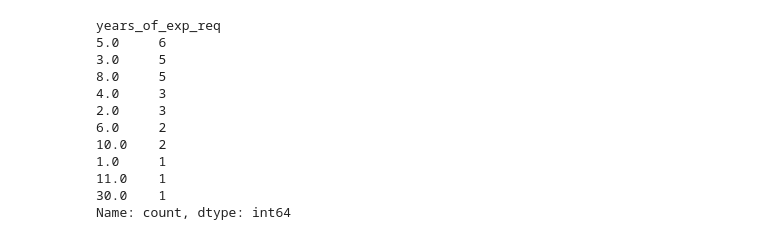
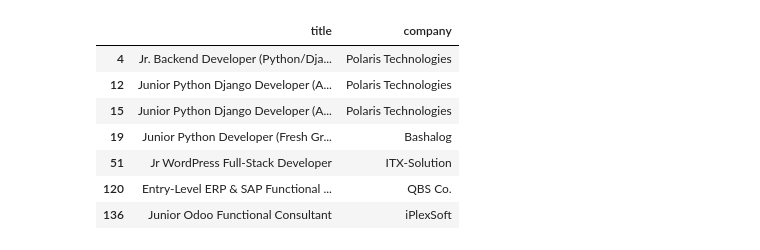
Before and after one commit to iam-devAlhan/karachi-job-market-analysis, a Jupyter notebook: transform/preprocessing_data/preprocess.ipynb, the cells around one changed output. Cells and saved outputs as stored; diff of their text form; code cells hidden in the pictures.

```diff
--- a/transform/preprocessing_data/preprocess.ipynb
+++ b/transform/preprocessing_data/preprocess.ipynb
@@ -138,18 +142,12 @@ mid             4
 Name: count, dtype: int64
-# %%
-df['years_of_exp_req'] = df['description'].apply(extract_years_of_experience)
-
-print(df['years_of_exp_req'].value_counts())
-# %% [output]
-years_of_exp_req
-5.0     6
-3.0     5
-8.0     5
-4.0     3
-2.0     3
-6.0     2
-10.0    2
-1.0     1
-11.0    1
-30.0    1
-Name: count, dtype: int64
+# %%
+df[df['seniority'] == 'junior'][['title', 'company']].head(20)
+# %% [output]
+|  | title | company |
+| 4 | Jr. Backend Developer (Python/Dja... | Polaris Technologies |
+| 12 | Junior Python Django Developer (A... | Polaris Technologies |
+| 15 | Junior Python Django Developer (A... | Polaris Technologies |
+| 19 | Junior Python Developer (Fresh Gr... | Bashalog |
+| 51 | Jr WordPress Full-Stack Developer | ITX-Solution |
+| 120 | Entry-Level ERP & SAP Functional ... | QBS Co. |
+| 136 | Junior Odoo Functional Consultant | iPlexSoft |
```
Also changed, not shown: parts of 9 cells of this notebook.
